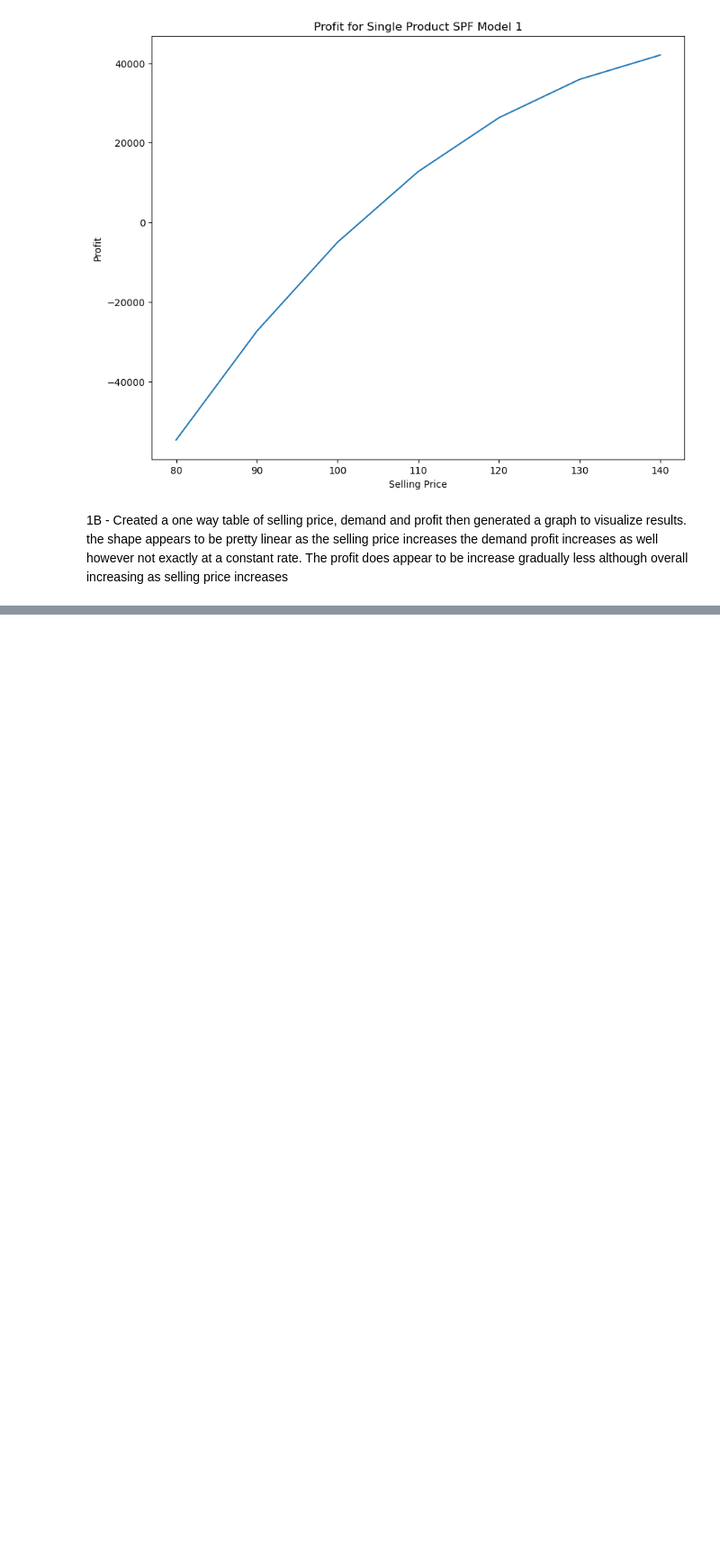
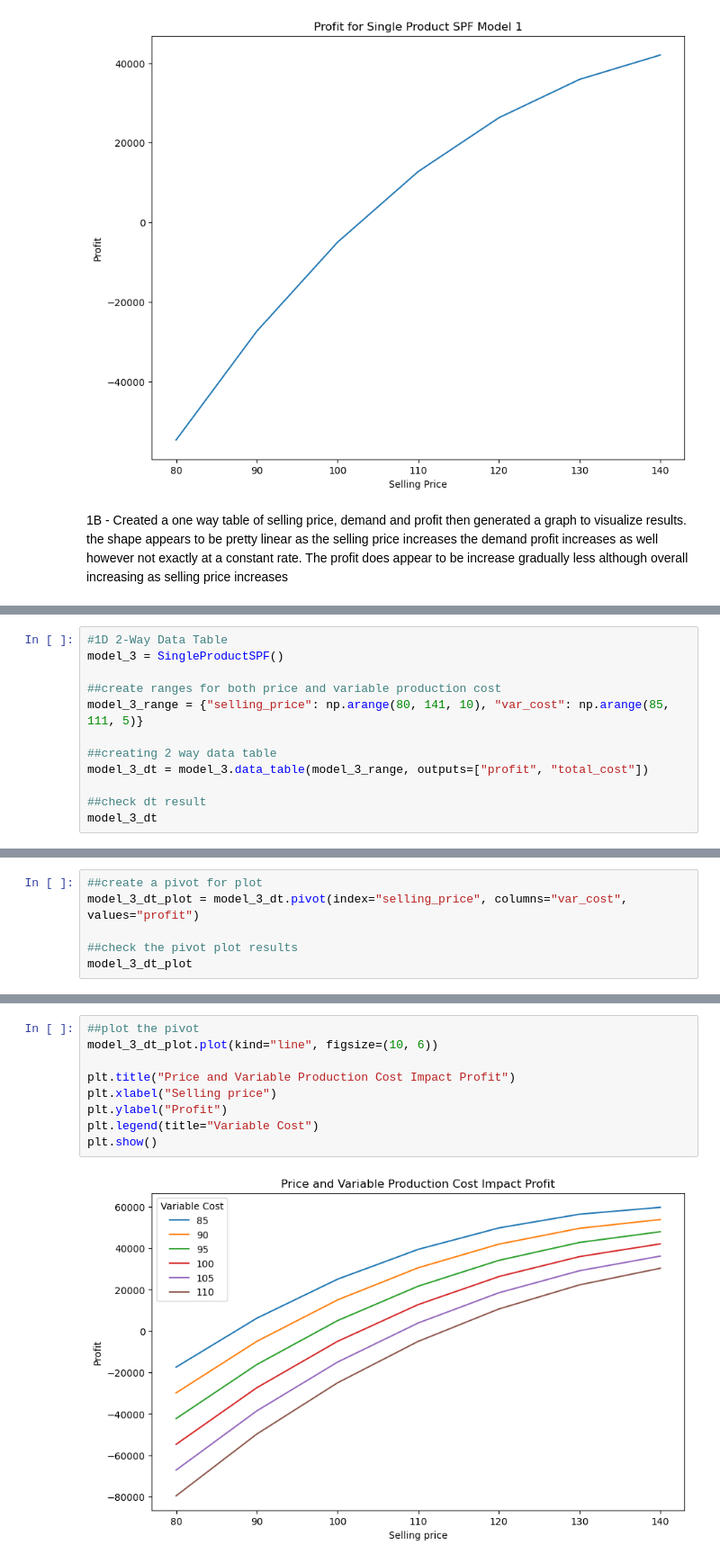
Before and after one commit to devlinmacaulay-debug/hw2_analysis1_break_even, a Jupyter notebook: hw2_analysis1_break_even.ipynb, the cells around one changed output, grey strips where cells are left out. Shown at 90% size. Drawn from its saved outputs; the diff is of its cells as text; blank space fills up the shorter version.

```diff
--- a/hw2_analysis1_break_even.ipynb
+++ b/hw2_analysis1_break_even.ipynb
@@ -94,0 +119,12 @@ exactly at a constant rate. The profit does appear to be increase gradually less
+# %%
+#1D 2-Way Data Table
+model_3 = SingleProductSPF()
+
+##create ranges for both price and variable production cost
+model_3_range = {"selling_price": np.arange(80, 141, 10), "var_cost": np.arange(85, 111, 5)}
+
+##creating 2 way data table
+model_3_dt = model_3.data_table(model_3_range, outputs=["profit", "total_cost"])
+
+##check dt result
+model_3_dt
@@ -94,0 +154,6 @@ exactly at a constant rate. The profit does appear to be increase gradually less
+# %%
+##create a pivot for plot
+model_3_dt_plot = model_3_dt.pivot(index="selling_price", columns="var_cost", values="profit")
+
+##check the pivot plot results
+model_3_dt_plot
@@ -94,0 +170,11 @@ exactly at a constant rate. The profit does appear to be increase gradually less
+# %%
+##plot the pivot
+model_3_dt_plot.plot(kind="line", figsize=(10, 6))
+
+plt.title("Price and Variable Production Cost Impact Profit")
+plt.xlabel("Selling price")
+plt.ylabel("Profit")
+plt.legend(title="Variable Cost")
+plt.show()
+# %% [output]
+[figure, added]
```
Also changed, not shown: parts of 7 cells of this notebook.
